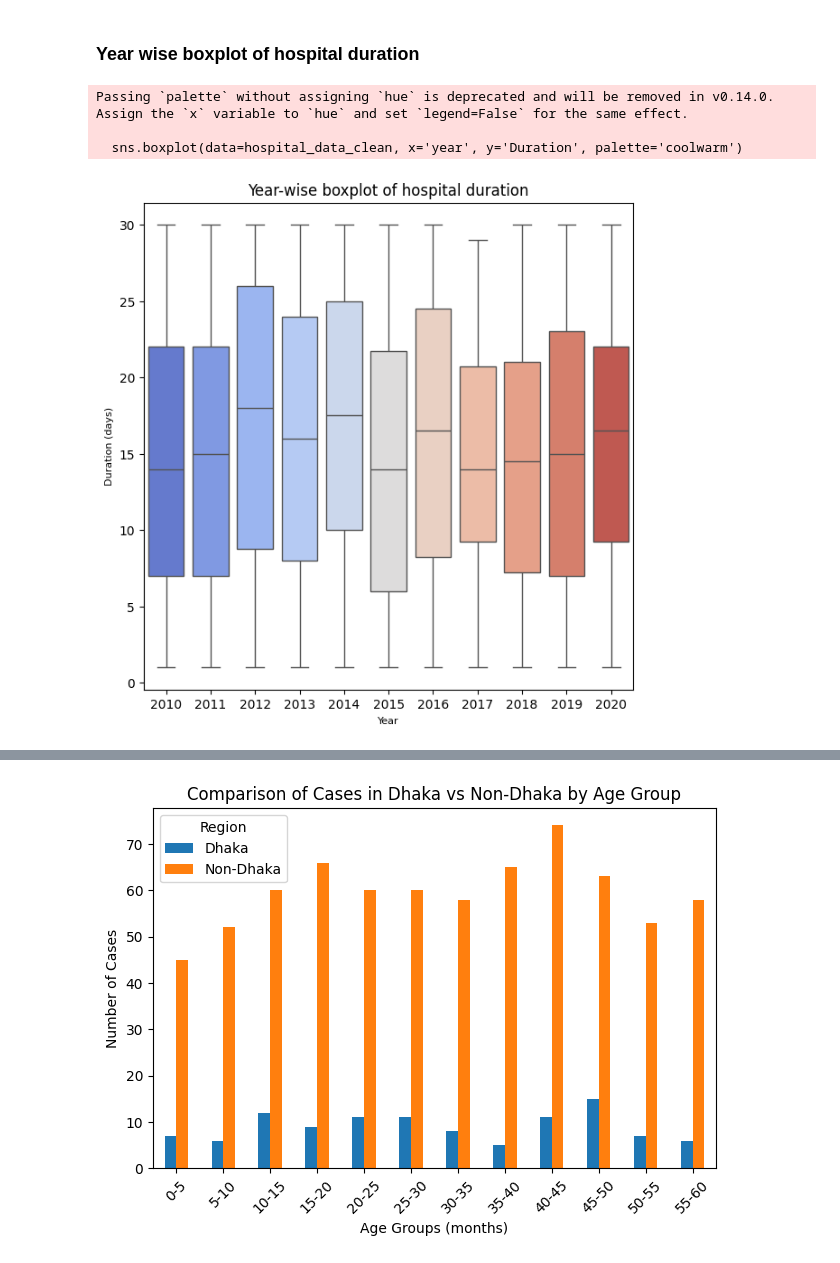
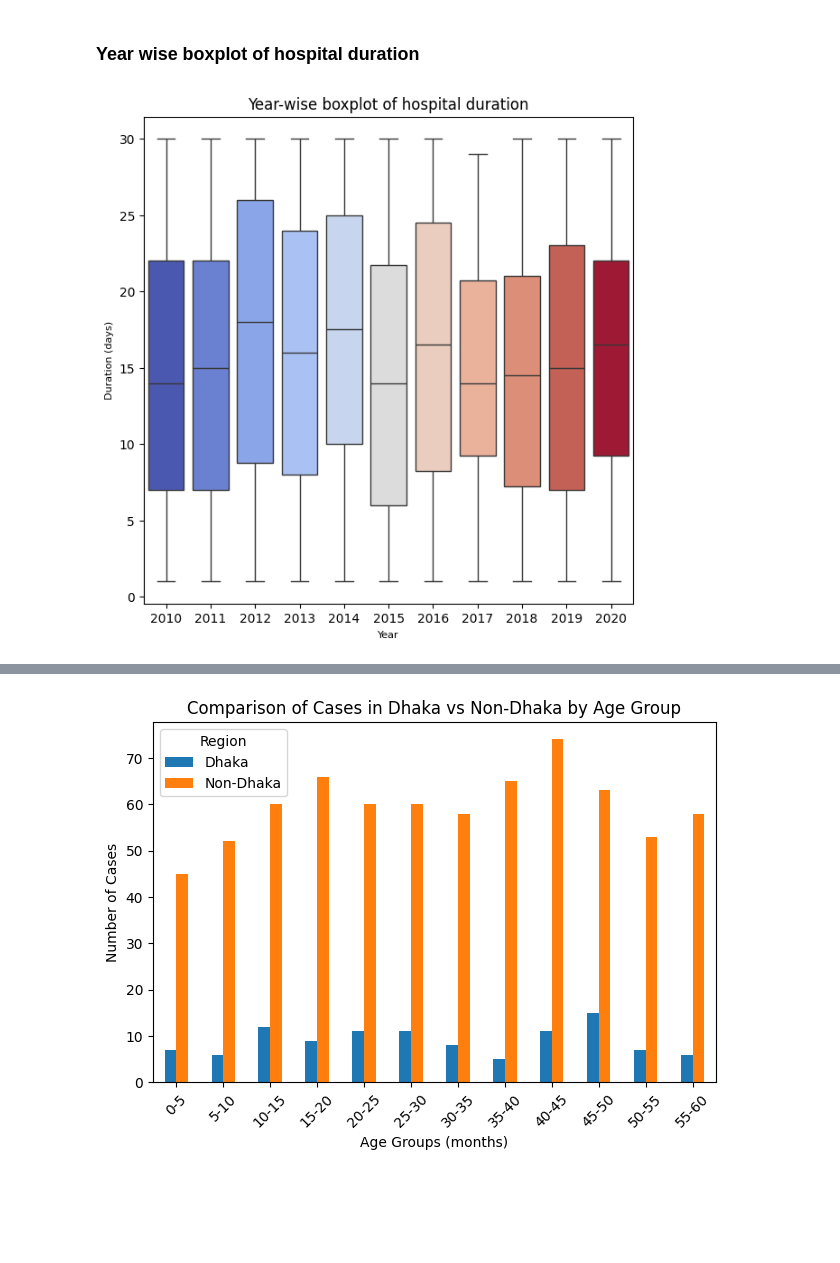
Before and after one commit to FahimHafiz/Vaccination-Dataset-Preprocessing-Analysis-and-Prediction-Using-Machine-Learning, a Jupyter notebook: main.ipynb, the cells around one changed output, grey strips where cells are left out. Saved outputs shown, nothing was run; the diff lists cells and outputs as text; code cells hidden in the pictures; blank space fills up the shorter version.

```diff
--- a/main.ipynb
+++ b/main.ipynb
@@ -518,15 +550,11 @@ hospital_data_clean
 ### Year wise boxplot of hospital duration
 # %%
 plt.figure(figsize=(7, 7))
-sns.boxplot(data=hospital_data_clean, x='year', y='Duration', palette='coolwarm')
+sns.boxplot(data=hospital_data_clean, x='year', y='Duration', hue='year', palette='coolwarm', legend=False)
 plt.title("Year-wise boxplot of hospital duration")
 plt.xlabel('Year', fontsize=8)
 plt.ylabel("Duration (days)", fontsize=8)
-
 plt.grid(False)
 plt.show()
 # %% [output]
-Passing `palette` without assigning `hue` is deprecated and will be removed in v0.14.0. Assign the `x` variable to `hue` and set `legend=False` for the same effect.
-
-  sns.boxplot(data=hospital_data_clean, x='year', y='Duration', palette='coolwarm')
-[figure, old version]
+[figure, new version]
```
Also changed, not shown: parts of 19 cells of this notebook.
